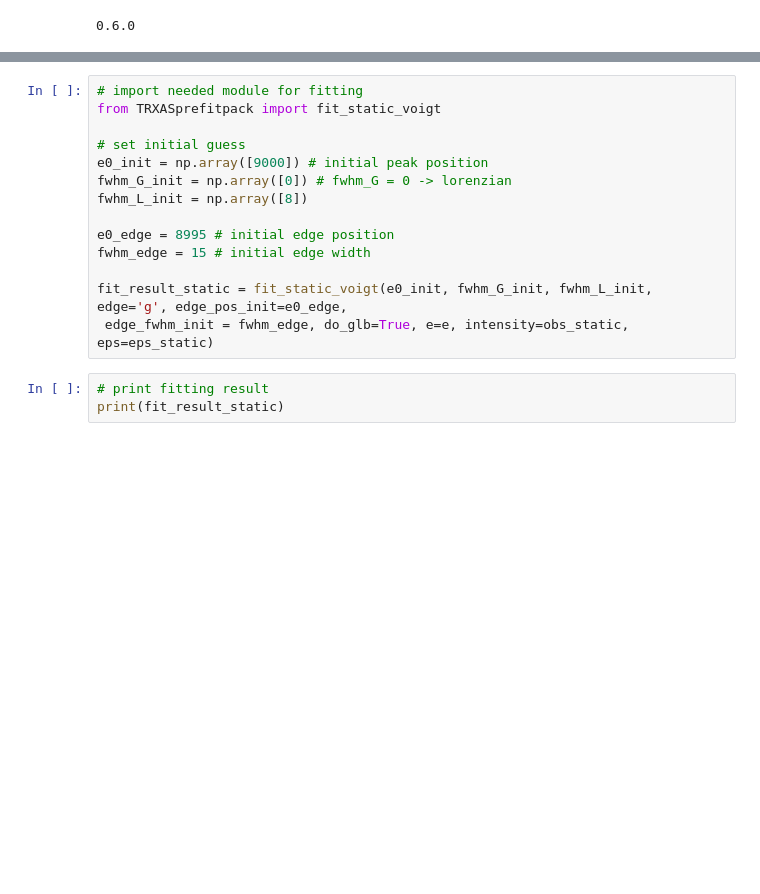
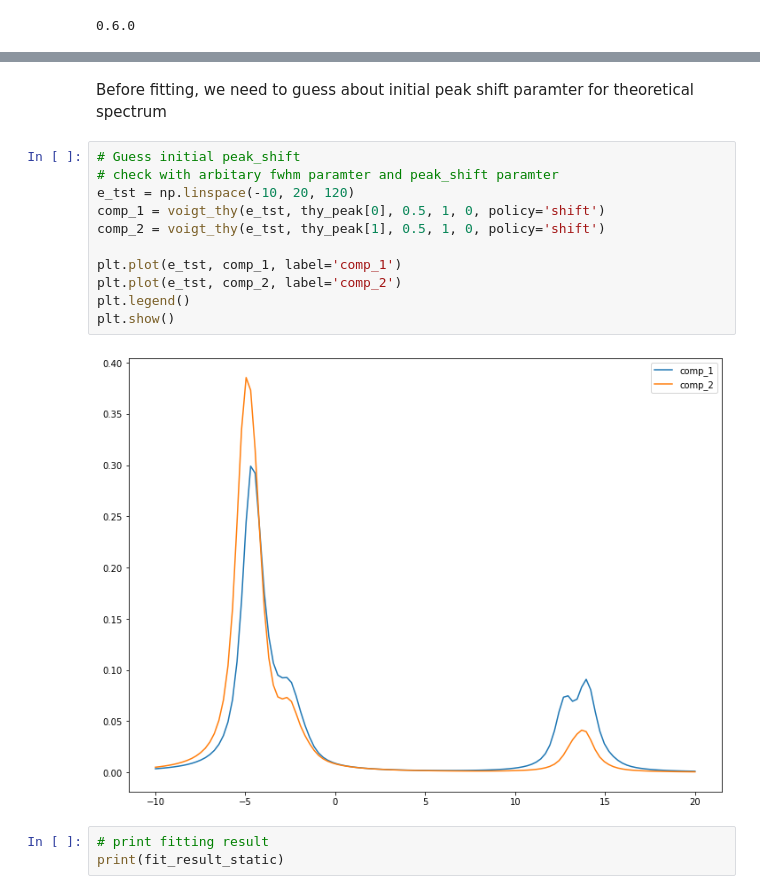
Before and after one commit to pistack/TRXASprefitpack-example, a Jupyter notebook: Fit_Static_thy.ipynb, the cells around one changed output, grey strips where cells are left out. Drawn from its saved outputs; the diff is of its cells as text; blank space fills up the shorter version.

```diff
--- a/Fit_Static_thy.ipynb
+++ b/Fit_Static_thy.ipynb
@@ -57,17 +64,18 @@ plt.show()
+# %% [markdown]
+Before fitting, we need to guess about initial peak shift paramter for theoretical spectrum
 # %%
-# import needed module for fitting
-from TRXASprefitpack import fit_static_voigt
+# Guess initial peak_shift
+# check with arbitary fwhm paramter and peak_shift paramter
+e_tst = np.linspace(-10, 20, 120)
+comp_1 = voigt_thy(e_tst, thy_peak[0], 0.5, 1, 0, policy='shift')
+comp_2 = voigt_thy(e_tst, thy_peak[1], 0.5, 1, 0, policy='shift')
 
-# set initial guess
-e0_init = np.array([9000]) # initial peak position
-fwhm_G_init = np.array([0]) # fwhm_G = 0 -> lorenzian
-fwhm_L_init = np.array([8])
-
-e0_edge = 8995 # initial edge position
-fwhm_edge = 15 # initial edge width
-
-fit_result_static = fit_static_voigt(e0_init, fwhm_G_init, fwhm_L_init, edge='g', edge_pos_init=e0_edge,
- edge_fwhm_init = fwhm_edge, do_glb=True, e=e, intensity=obs_static, eps=eps_static)
+plt.plot(e_tst, comp_1, label='comp_1')
+plt.plot(e_tst, comp_2, label='comp_2')
+plt.legend()
+plt.show()
+# %% [output]
+[figure, added]
 # %%
 # print fitting result
 print(fit_result_static)
```
Also changed, not shown: parts of 4 cells of this notebook, 6 other files.
